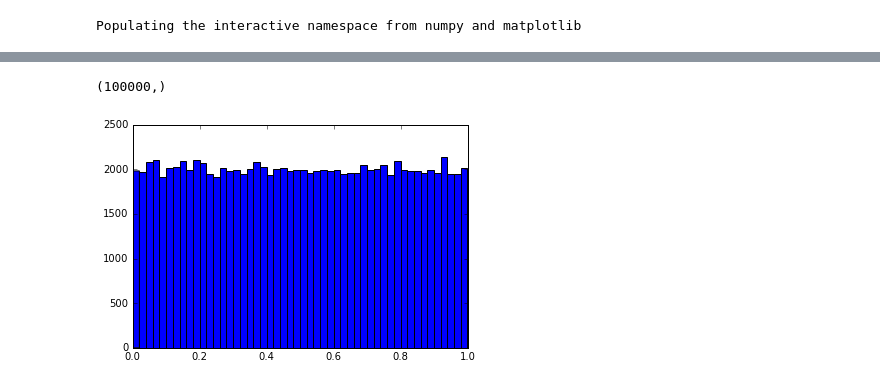
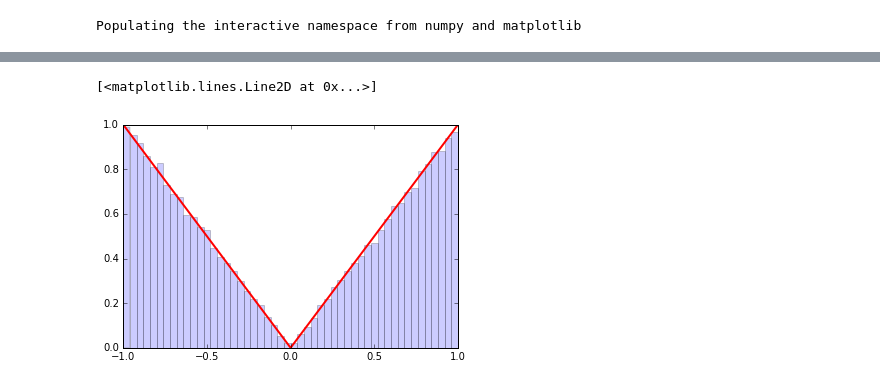
Before and after one commit to cranmer/intro-exp-phys-II, a Jupyter notebook: Central-Limit-Theorem.ipynb, the cells around one changed output, grey strips where cells are left out. Drawn from its saved outputs; the diff is of its cells as text; code cells hidden in the pictures.

```diff
--- a/Central-Limit-Theorem.ipynb
+++ b/Central-Limit-Theorem.ipynb
@@ -17,8 +70,0 @@ rvs = dist.rvs(100000)
-# %%
-rvs.shape
-# %% [output]
-(100000,)
-# %%
-_ = plt.hist(rvs, bins=50)
-# %% [output]
-[figure, removed]
@@ -26,0 +74,9 @@ from scipy.stats import norm
+# %%
+# Here's an example of usage
+dist = distributions.Dist_kc90()
+rvs = dist.rvs(n_samples)
+counts, bins, edges = plt.hist(rvs, bins=50, normed=True, alpha =0.2)
+plt.plot(bins, dist.pdf(bins), c='r', lw=2)
+# %% [output]
+[<matplotlib.lines.Line2D at 0x...>]
+[figure, added]
```
Also changed, not shown: parts of 29 cells of this notebook, 2 other files.
